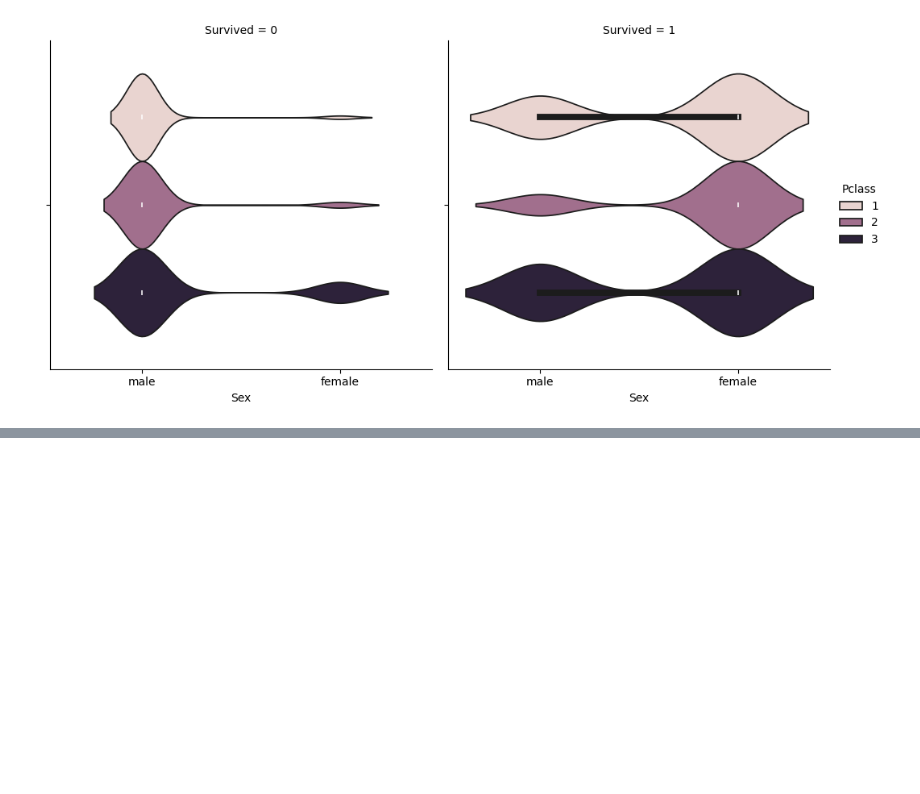
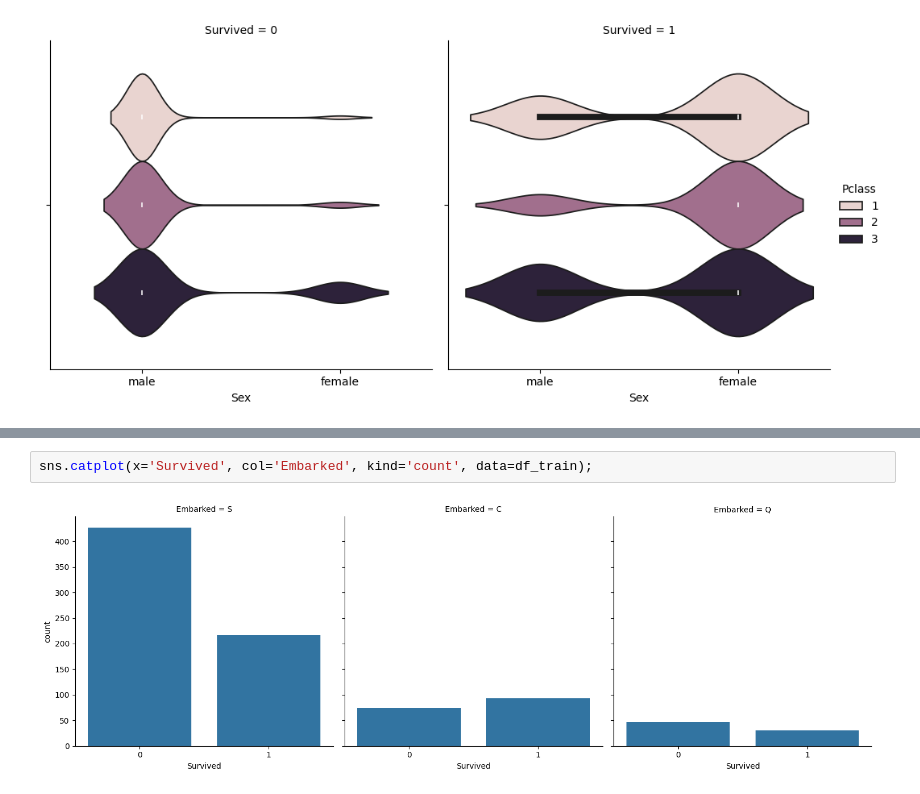
Before and after one commit to Morurifaith/Titanic-Git-training, a Jupyter notebook: Titanic.ipynb, the cells around one changed output, grey strips where cells are left out. Drawn from its saved outputs; the diff is of its cells as text; blank space fills up the shorter version.

```diff
--- a/Titanic.ipynb
+++ b/Titanic.ipynb
@@ -169,0 +235,4 @@ sns.catplot(x='Sex', col='Survived', kind='violin', hue='Pclass', data=df_train)
+# %%
+sns.catplot(x='Survived', col='Embarked', kind='count', data=df_train);
+# %% [output]
+[figure, added]
```
Also changed, not shown: parts of 9 cells of this notebook.
